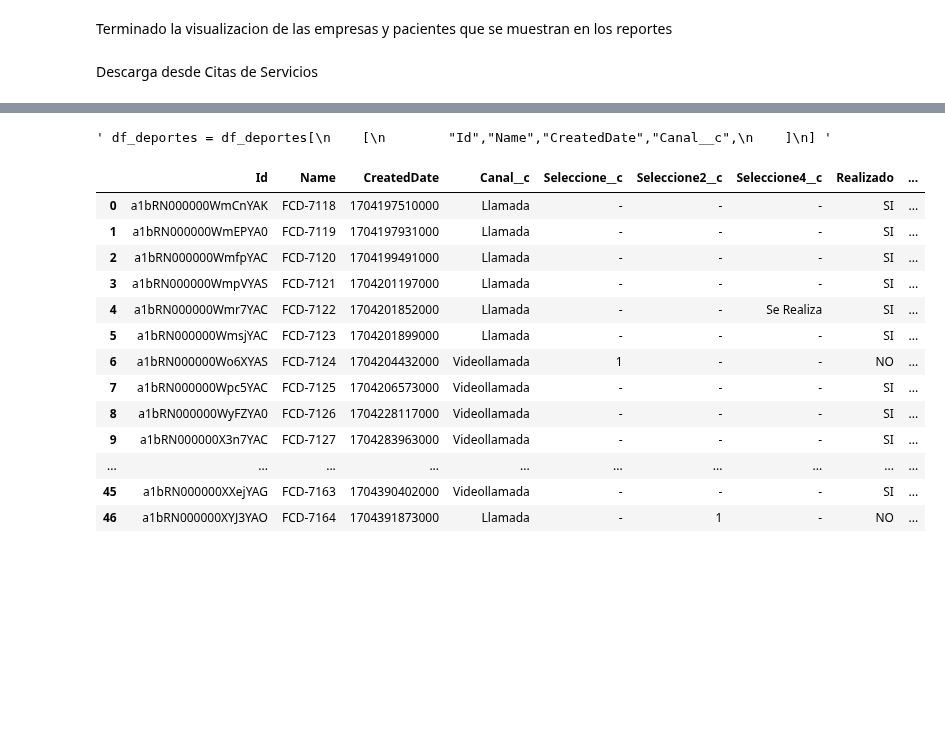
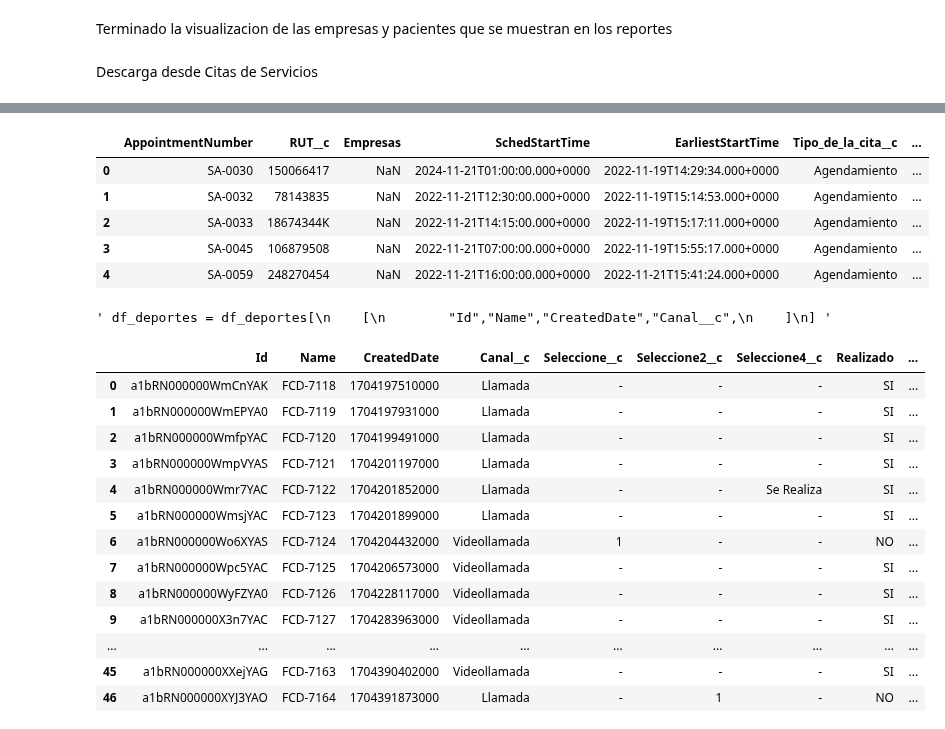
Before and after one commit to juanca-martinez/basefinal, a Jupyter notebook: modeloNuevo/Reportes_Abril.ipynb, the cells around one changed output, grey strips where cells are left out. Drawn from its saved outputs; the diff is of its cells as text; code cells hidden in the pictures; blank space fills up the shorter version.

```diff
--- a/modeloNuevo/Reportes_Abril.ipynb
+++ b/modeloNuevo/Reportes_Abril.ipynb
@@ -326,3 +385,12 @@ Citas_de_servicio2.shape
+# %%
+Citas_de_servicio2.head()
+# %% [output]
+|  | AppointmentNumber | RUT__c | Empresas | SchedStartTime | EarliestStartTime | Tipo_de_la_cita__c | ... |
+| 0 | SA-0030 | 150066417 | NaN | 2024-11-21T01:00:00.000+0000 | 2022-11-19T14:29:34.000+0000 | Agendamiento | ... |
+| 1 | SA-0032 | 78143835 | NaN | 2022-11-21T12:30:00.000+0000 | 2022-11-19T15:14:53.000+0000 | Agendamiento | ... |
+| 2 | SA-0033 | 18674344K | NaN | 2022-11-21T14:15:00.000+0000 | 2022-11-19T15:17:11.000+0000 | Agendamiento | ... |
+| 3 | SA-0045 | 106879508 | NaN | 2022-11-21T07:00:00.000+0000 | 2022-11-19T15:55:17.000+0000 | Agendamiento | ... |
+| 4 | SA-0059 | 248270454 | NaN | 2022-11-21T16:00:00.000+0000 | 2022-11-21T15:41:24.000+0000 | Agendamiento | ... |
 # %%
 # unir dos citas
 Gran_Citas_deservicio = pd.concat([Citas_de_servicio, Citas_de_servicio2], axis=0)
```
Also changed, not shown: parts of 7 cells of this notebook, 1 other file.
